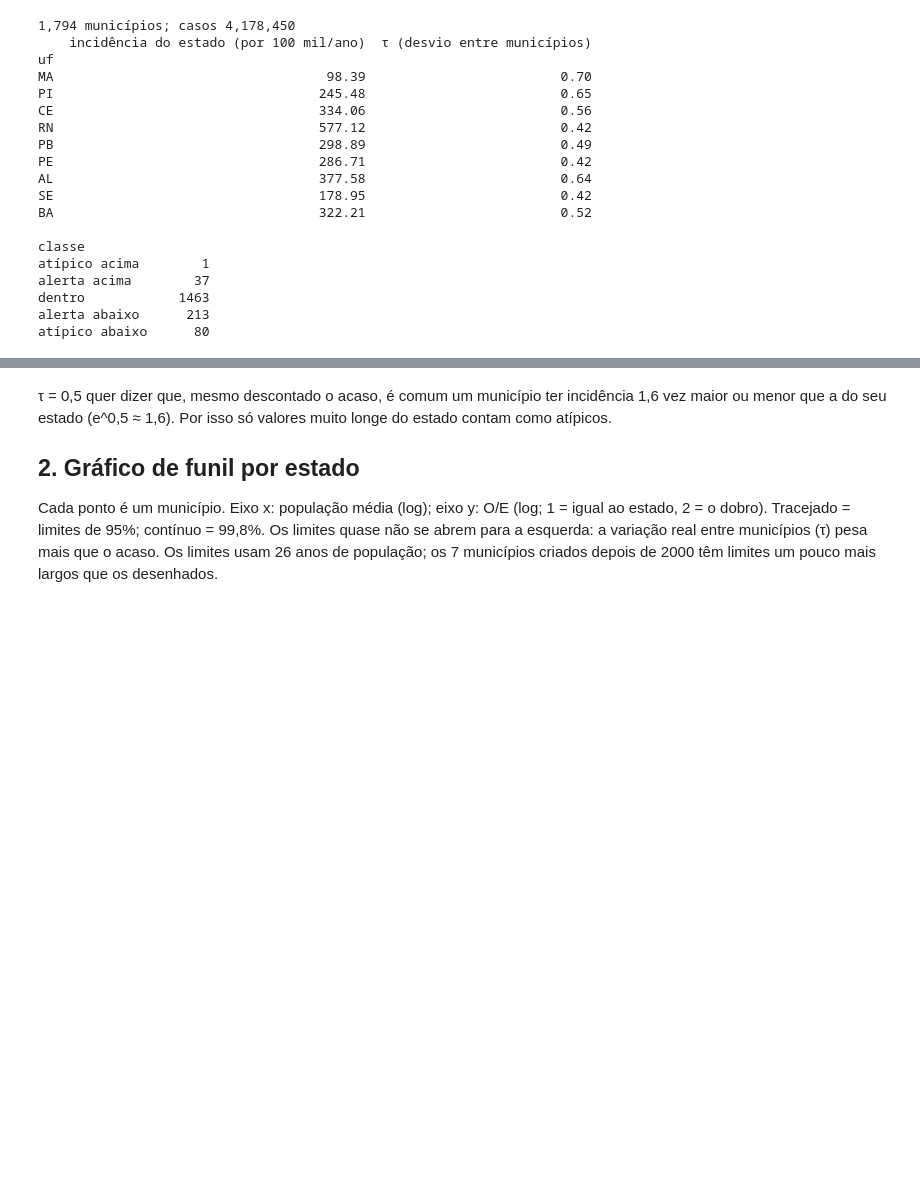
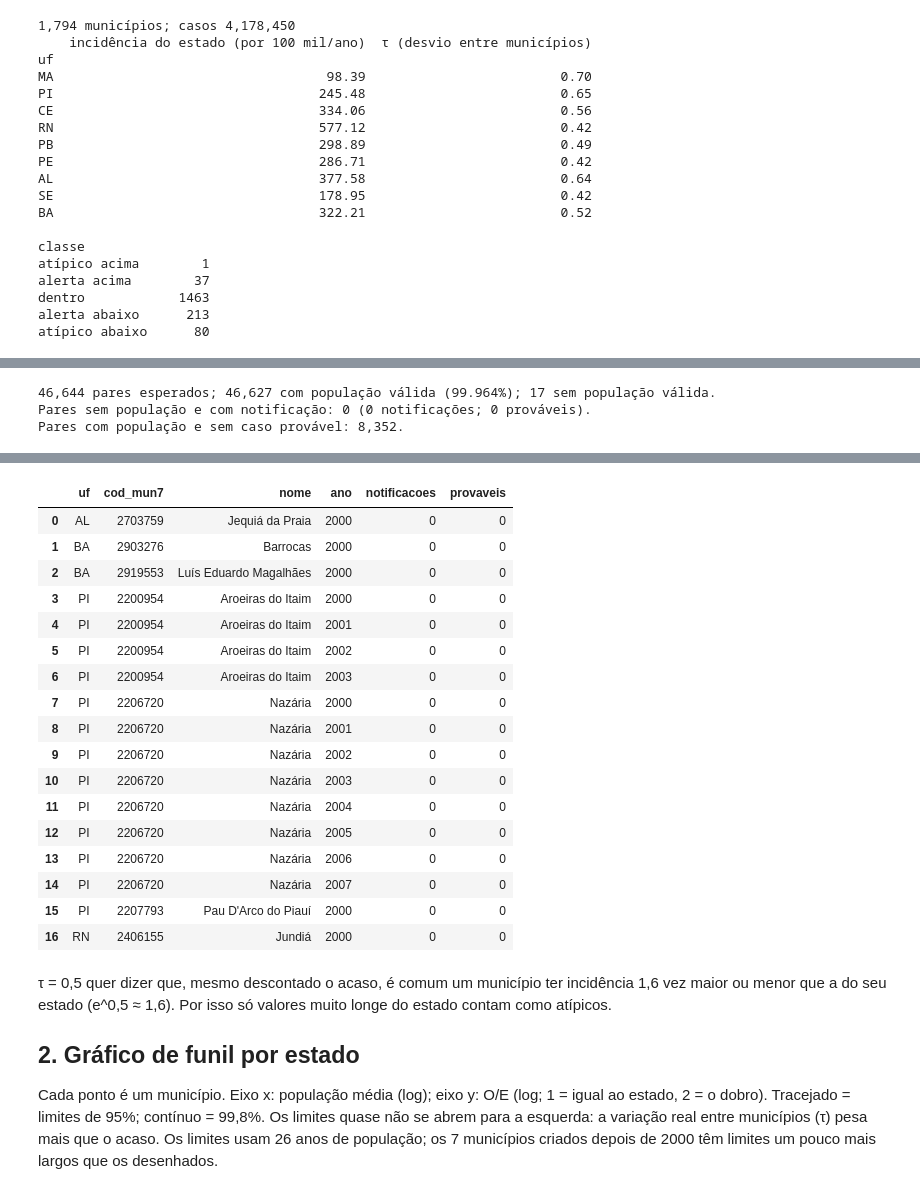
Before and after one commit to suellenferraz/Dengue-eda-northeast-brazil, a Jupyter notebook: notebooks/09_municipios_atipicos.ipynb, the cells around one changed output, grey strips where cells are left out. Cells and saved outputs as stored; diff of their text form; code cells hidden in the pictures; blank space fills up the shorter version.

```diff
--- a/notebooks/09_municipios_atipicos.ipynb
+++ b/notebooks/09_municipios_atipicos.ipynb
@@ -109,0 +114,62 @@ atípico abaixo      80
+# %%
+from config import ANO_INICIO, ANO_FIM
+
+cobertura = eda.consulta("""
+    WITH casos AS (
+        SELECT cod_mun7, ano, count(*) AS notificacoes,
+               count(*) FILTER (WHERE caso_provavel) AS provaveis,
+               count(*) FILTER (WHERE caso_provavel AND NOT possivel_duplicata) AS provaveis_sem_dup,
+               count(*) FILTER (WHERE caso_confirmado) AS confirmados
+        FROM notificacao_dengue_ne
+        WHERE ano BETWEEN %(ini)s AND %(fim)s
+        GROUP BY cod_mun7, ano
+    ), grade AS (
+        SELECT m.cod_mun7, m.nome, m.uf_cod, anos.ano
+        FROM municipio m
+        CROSS JOIN generate_series(%(ini)s::int, %(fim)s::int) AS anos(ano)
+        WHERE m.uf_cod = ANY(%(ufs)s)
+    )
+    SELECT cod_mun7, ano, g.nome, g.uf_cod, p.fonte, p.populacao,
+           coalesce(c.notificacoes, 0) AS notificacoes, coalesce(c.provaveis, 0) AS provaveis,
+           coalesce(c.provaveis_sem_dup, 0) AS provaveis_sem_dup,
+           coalesce(c.confirmados, 0) AS confirmados
+    FROM grade g
+    FULL JOIN casos c USING (cod_mun7, ano)
+    LEFT JOIN populacao_municipio_ano p USING (cod_mun7, ano)
+""", {"ini": ANO_INICIO, "fim": ANO_FIM, "ufs": list(eda.UF_SIGLA)})
+
+chave = ["cod_mun7", "ano"]
+assert not cobertura.duplicated(chave).any(), "Junção multiplicou chaves de município-ano"
+assert cobertura.uf_cod.notna().all(), "Há notificações fora da grade de municípios do Nordeste"
+sem_pop = cobertura.loc[~cobertura.populacao.gt(0)]
+sem_pop_com_casos = sem_pop.loc[sem_pop.notificacoes.gt(0)]
+
+medidas = ["provaveis", "provaveis_sem_dup", "confirmados"]
+com_pop = cobertura.loc[cobertura.populacao.gt(0)]
+colunas = ["populacao", *medidas]
+pd.testing.assert_frame_equal(
+    painel.set_index(chave)[colunas].sort_index(),
+    com_pop.set_index(chave)[colunas].sort_index(),
+    check_dtype=False,
+)
+reconciliacao = pd.DataFrame({
+    "antes da junção": cobertura[medidas].sum(),
+    "sem população válida": sem_pop[medidas].sum(),
+    "no painel": painel[medidas].sum(),
+})
+assert (reconciliacao["antes da junção"] == reconciliacao["sem população válida"] + reconciliacao["no painel"]).all()
+
+print(f"{len(cobertura):,} pares esperados; {len(com_pop):,} com população válida "
+      f"({len(com_pop) / len(cobertura):.3%}); {len(sem_pop):,} sem população válida.")
+print(f"Pares sem população e com notificação: {len(sem_pop_com_casos):,} "
+      f"({sem_pop_com_casos.notificacoes.sum():,} notificações; {sem_pop_com_casos.provaveis.sum():,} prováveis).")
+print(f"Pares com população e sem caso provável: {com_pop.provaveis.eq(0).sum():,}.")
+display(reconciliacao)
+display(com_pop.fonte.value_counts().rename("pares com população válida").to_frame())
+display(sem_pop.assign(uf=sem_pop.uf_cod.map(eda.UF_SIGLA))
+               [["uf", "cod_mun7", "nome", "ano", "notificacoes", "provaveis"]]
+               .sort_values(["uf", "nome", "ano"]).reset_index(drop=True))
+# %% [output]
+46,644 pares esperados; 46,627 com população válida (99.964%); 17 sem população válida.
+Pares sem população e com notificação: 0 (0 notificações; 0 prováveis).
+Pares com população e sem caso provável: 8,352.
@@ -110,3 +186,21 @@ atípico abaixo      80
+|  | uf | cod_mun7 | nome | ano | notificacoes | provaveis |
+| 0 | AL | 2703759 | Jequiá da Praia | 2000 | 0 | 0 |
+| 1 | BA | 2903276 | Barrocas | 2000 | 0 | 0 |
+| 2 | BA | 2919553 | Luís Eduardo Magalhães | 2000 | 0 | 0 |
+| 3 | PI | 2200954 | Aroeiras do Itaim | 2000 | 0 | 0 |
+| 4 | PI | 2200954 | Aroeiras do Itaim | 2001 | 0 | 0 |
+| 5 | PI | 2200954 | Aroeiras do Itaim | 2002 | 0 | 0 |
+| 6 | PI | 2200954 | Aroeiras do Itaim | 2003 | 0 | 0 |
+| 7 | PI | 2206720 | Nazária | 2000 | 0 | 0 |
+| 8 | PI | 2206720 | Nazária | 2001 | 0 | 0 |
+| 9 | PI | 2206720 | Nazária | 2002 | 0 | 0 |
+| 10 | PI | 2206720 | Nazária | 2003 | 0 | 0 |
+| 11 | PI | 2206720 | Nazária | 2004 | 0 | 0 |
+| 12 | PI | 2206720 | Nazária | 2005 | 0 | 0 |
+| 13 | PI | 2206720 | Nazária | 2006 | 0 | 0 |
+| 14 | PI | 2206720 | Nazária | 2007 | 0 | 0 |
+| 15 | PI | 2207793 | Pau D'Arco do Piauí | 2000 | 0 | 0 |
+| 16 | RN | 2406155 | Jundiá | 2000 | 0 | 0 |
 # %% [markdown]
 τ = 0,5 quer dizer que, mesmo descontado o acaso, é comum um município ter incidência 1,6 vez maior ou menor que a do
 seu estado (e^0,5 ≈ 1,6). Por isso só valores muito longe do estado contam como atípicos.
```
Also changed, not shown: parts of 8 cells of this notebook.
